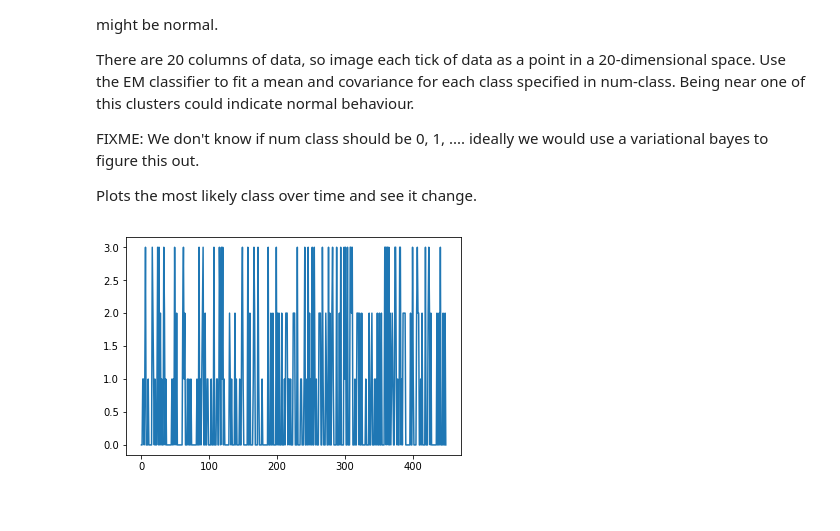
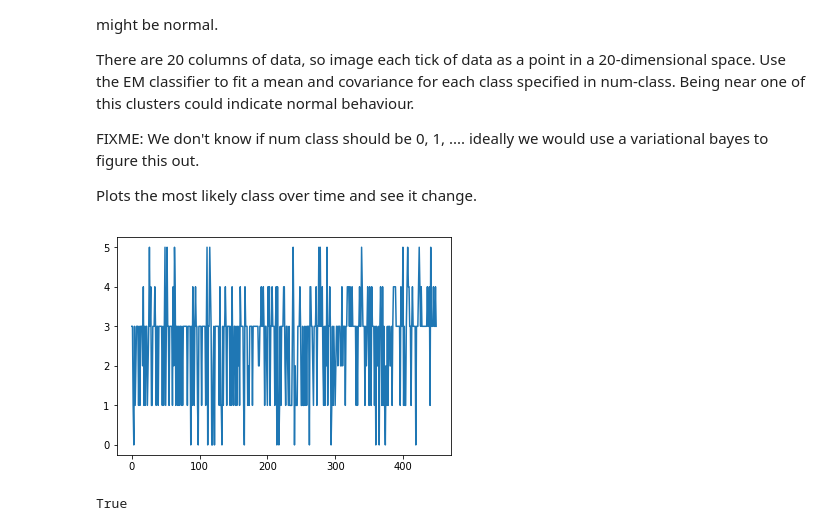
Before and after one commit to brendonhall/augur.ai, a Jupyter notebook: notebooks/Unsupervised Learning.ipynb, the cells around one changed output. Drawn from its saved outputs; the diff is of its cells as text; code cells hidden in the pictures.

```diff
--- a/notebooks/Unsupervised Learning.ipynb
+++ b/notebooks/Unsupervised Learning.ipynb
@@ -20,33 +20,36 @@ import pandas as pd
 import datetime as dt
 from numpy.random import rand
 from sklearn.mixture import BayesianGaussianMixture
 import matplotlib.pylab as plt
 
 from sklearn.mixture import BayesianGaussianMixture
 
 import matplotlib.pylab as plt
 
 # assume its sorted
 data = pd.read_csv("~/data/esp_data_one_month_10_minute_interval.csv")
 
 # update index to minutes since epoch
 index = np.array([(dt.datetime.strptime(i, "%m/%d/%y %H:%M") -
                     dt.datetime(1970,1,1)).total_seconds()/60 for i in data['DateTime'] ],
                        dtype=np.int64)
 data.index = index
 data.drop('DateTime', 1, inplace=True)
 # this messes things up because it trends
 data.drop('CygNet_Connector_KRUNRSAC', 1, inplace=True)
 
-
 # need to calibrate n_components!
-mix = BayesianGaussianMixture(n_components=4)
+mix = BayesianGaussianMixture(n_components=6)
 res = mix.fit(data.values)
 # insample
 klass = res.predict(data)
 
 plt.figure()
 plt.plot(klass[::10])
 plt.show()
 # %% [output]
-[figure, old version]
+[figure, new version]
+# %%
+print (res.converged_)
+# %% [output]
+True
```
Also changed, not shown: 7 other files.
